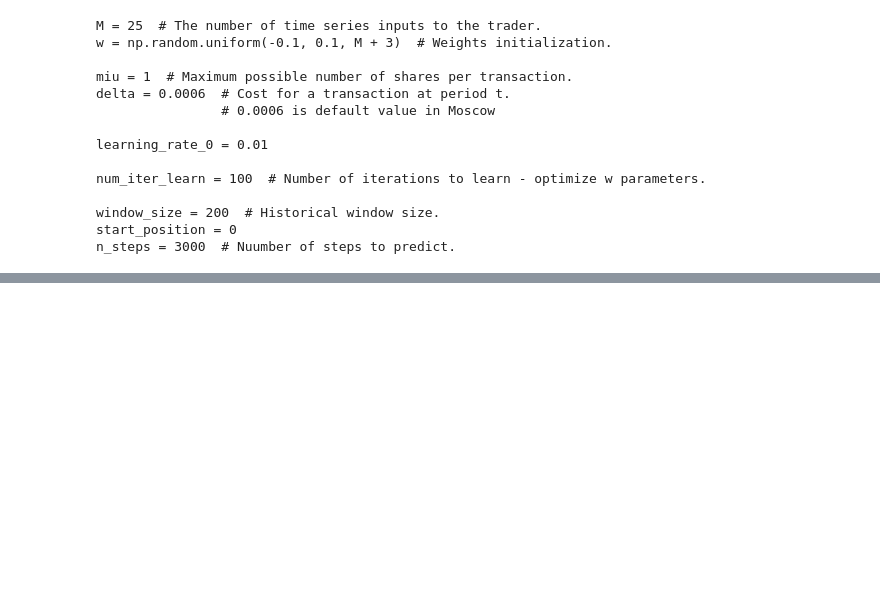
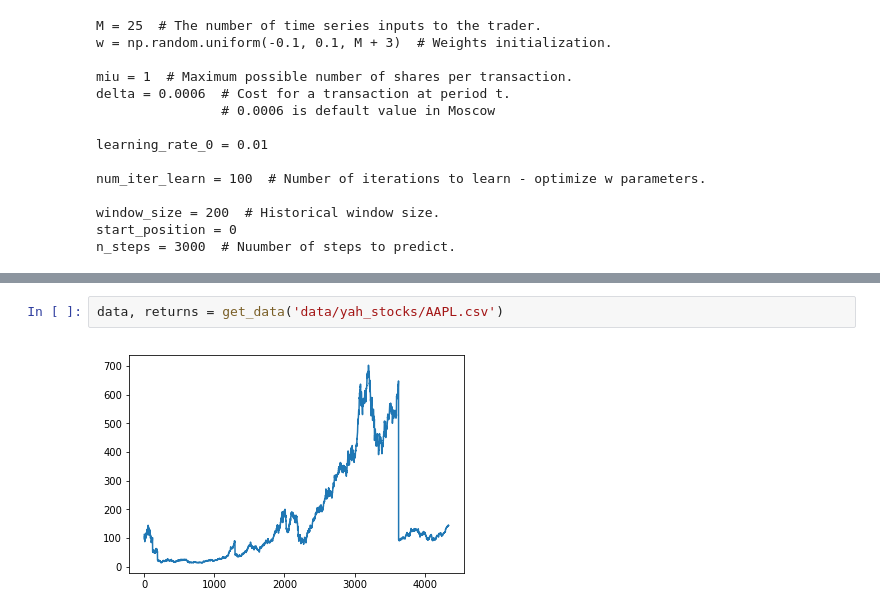
Before and after one commit to FRTP/Algorithms, a Jupyter notebook: src/main_test.ipynb, the cells around one changed output, grey strips where cells are left out. Drawn from its saved outputs; the diff is of its cells as text; blank space fills up the shorter version.

```diff
--- a/src/main_test.ipynb
+++ b/src/main_test.ipynb
@@ -406,0 +486,4 @@ n_steps = 3000  # Nuumber of steps to predict.
+# %%
+data, returns = get_data('data/yah_stocks/AAPL.csv')
+# %% [output]
+[figure, added]
```
Also changed, not shown: parts of 17 cells of this notebook.
